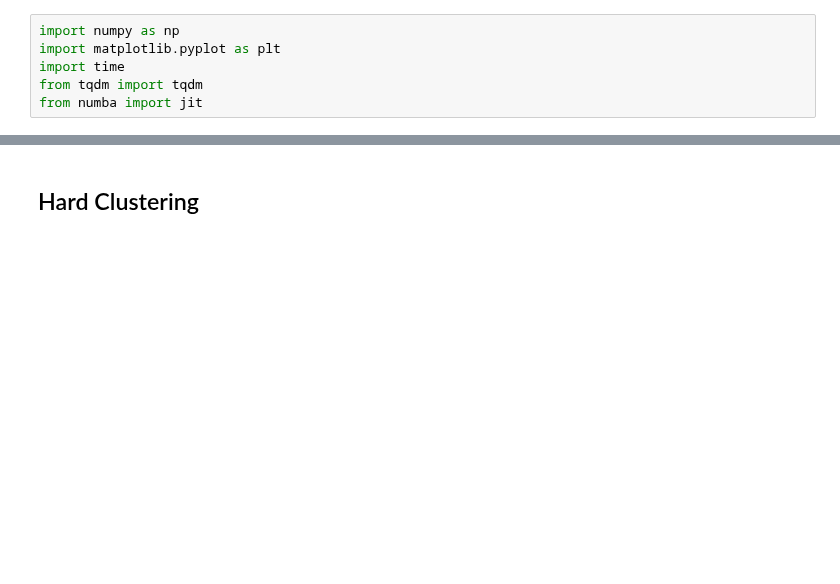
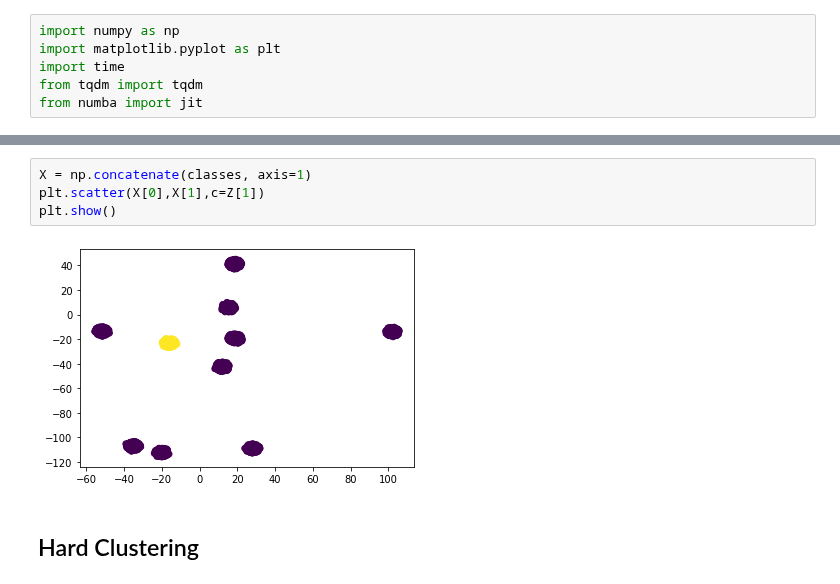
Before and after one commit to flatironinstitute/bio-lda, a Jupyter notebook: Clustering.ipynb, the cells around one changed output, grey strips where cells are left out. Cells and saved outputs as stored; diff of their text form; blank space fills up the shorter version.

```diff
--- a/Clustering.ipynb
+++ b/Clustering.ipynb
@@ -31,3 +34,9 @@ plt.show()
+# %%
+X = np.concatenate(classes, axis=1)
+plt.scatter(X[0],X[1],c=Z[1])
+plt.show()
+# %% [output]
+[figure, added]
 # %% [markdown]
 ## Hard Clustering
 # %%
```
Also changed, not shown: parts of 14 cells of this notebook, 1 other file.
